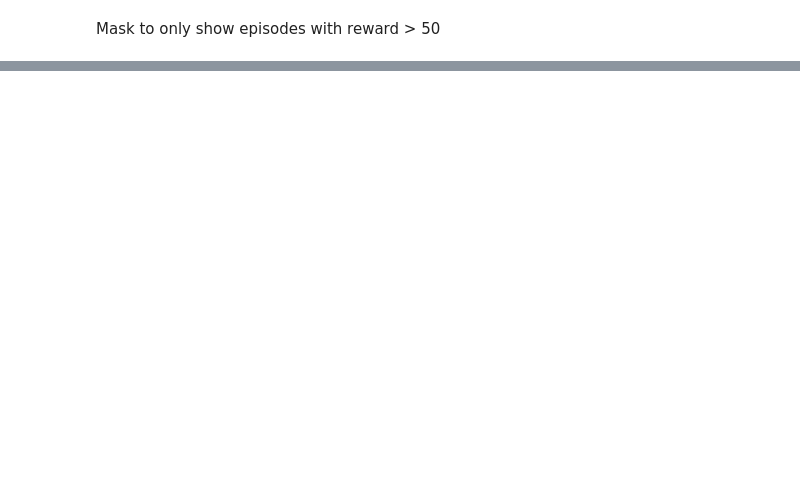
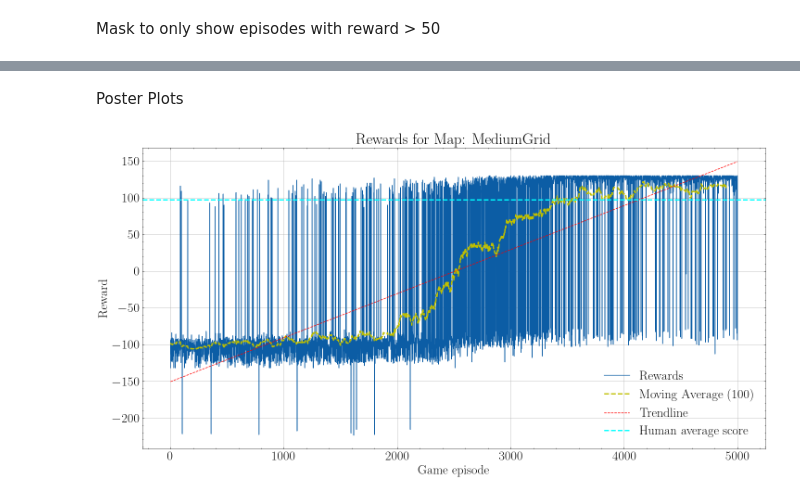
Before and after one commit to LinusKullmyr/Pacman, a Jupyter notebook: Visualize_Logging.ipynb, the cells around one changed output, grey strips where cells are left out. Saved outputs shown, nothing was run; the diff lists cells and outputs as text; code cells hidden in the pictures; blank space fills up the shorter version.

Commit message:
Added adjusted plotting for the poster

```diff
--- a/Visualize_Logging.ipynb
+++ b/Visualize_Logging.ipynb
@@ -96,0 +95,41 @@ plt.grid()
+# %% [markdown]
+Poster Plots
+# %%
+gameLength = np.load(f"{path}/game_length_tracker.npy")
+rewards = np.load(f"{path}/reward_tracker.npy")
+
+window_size = 100
+gameLengthMA = movingAverage(gameLength, window_size)
+rewardsMA = movingAverage(rewards, window_size)
+# %%
+# Plot for Poster
+mapName = "MediumGrid"
+plt.rcParams['font.size'] = 20
+plt.figure(figsize=(15, 8))
+plt.plot(rewards, label = 'Rewards')
+plt.plot(rewardsMA, 'y--', label=f'Moving Average ({window_size})', linewidth = 2)
+plt.title('Rewards for Map: ' + mapName)
+plt.xlabel('Game episode')
+plt.ylabel('Reward')
+plt.grid()
+
+# trendline
+z = np.polyfit(np.arange(len(rewards)), rewards, 1)
+p = np.poly1d(z)
+plt.plot(p(np.arange(len(rewards))), 'r--', label='Trendline')
+
+
+## add horizontal line at y=97
+
+plt.axhline(y=97, color="cyan", linestyle='--', linewidth = 2, label="Human average score")
+
+plt.legend()
+
+plt.tight_layout()
+
+# save the plot
+plt.savefig(f"{path}/PosterPlot_"+ mapName +".eps", format="eps")
+
+plt.show()
+# %% [output]
+[figure, added]
```
Also changed, not shown: parts of 3 cells of this notebook.
